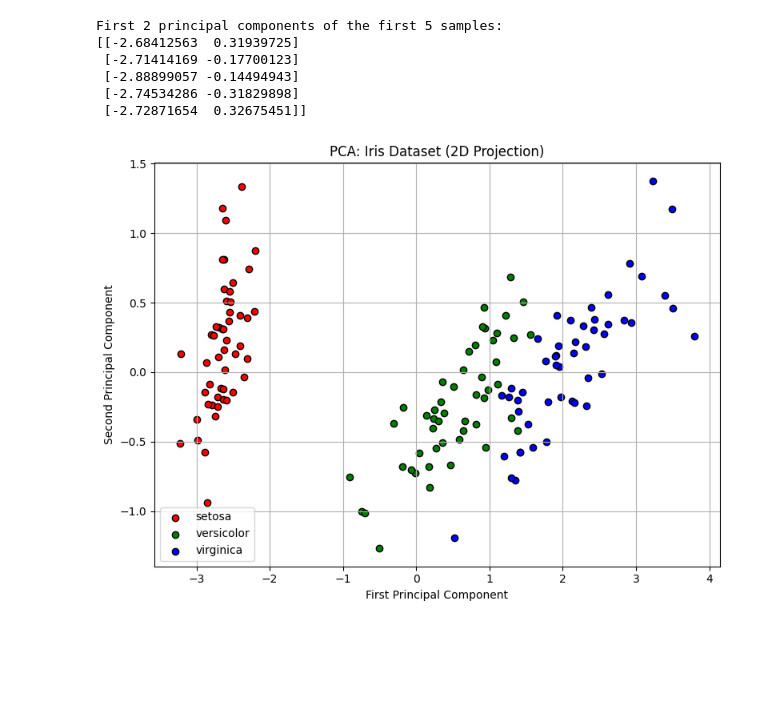
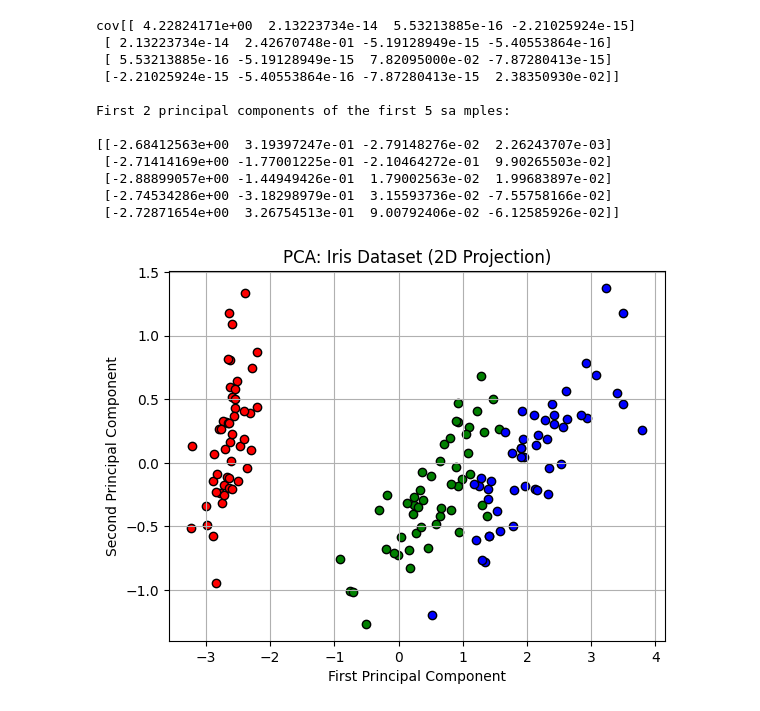
Before and after one commit to its9/ml, a Jupyter notebook: p2.ipynb, the cells around one changed output. Cells and saved outputs as stored; diff of their text form; code cells hidden in the pictures; blank space fills up the shorter version.

```diff
--- a/p2.ipynb
+++ b/p2.ipynb
@@ -3,44 +3,53 @@
 import numpy as np
 import matplotlib.pyplot as plt
 from sklearn.datasets import load_iris
 from sklearn.decomposition import PCA
 
 # Step 2: Load the Iris dataset
 iris = load_iris()
 X = iris.data            # Features: shape (150, 4)
-y = iris.target          # Labels: shape (150,)
+Y = iris.target          # Labels: shape (150,)
 
 # Step 3: Perform PCA to reduce from 4D to 2D
-pca = PCA(n_components=2)
+pca = PCA()
 X_pca = pca.fit_transform(X)
+
+
+cov=np.cov(X_pca.T)
+print(f"cov{cov}\n")
 
 # Step 4: Print the first 5 rows of the transformed data
 print("First 2 principal components of the first 5 samples:")
 print(X_pca[:5])
 
 # Step 5: Scatter plot
-plt.figure(figsize=(8, 6))
+# plt.figure(figsize=(8, 6))
 for target, color, label in zip([0, 1, 2], ['r', 'g', 'b'], iris.target_names):
     plt.scatter(
-        X_pca[y == target, 0],  # First PC
-        X_pca[y == target, 1],  # Second PC
+        X_pca[Y == target, 0],  # First PC
+        X_pca[Y == target, 1],  # Second PC
         color=color,
         label=label,
         edgecolor='k'
     )
 
 plt.xlabel("First Principal Component")
 plt.ylabel("Second Principal Component")
 plt.title("PCA: Iris Dataset (2D Projection)")
-plt.legend()
+# plt.legend()
 plt.grid(True)
-plt.tight_layout()
 plt.show()
 # %% [output]
-First 2 principal components of the first 5 samples:
-[[-2.68412563  0.31939725]
- [-2.71414169 -0.17700123]
- [-2.88899057 -0.14494943]
- [-2.74534286 -0.31829898]
- [-2.72871654  0.32675451]]
+cov[[ 4.22824171e+00  2.13223734e-14  5.53213885e-16 -2.21025924e-15]
+ [ 2.13223734e-14  2.42670748e-01 -5.19128949e-15 -5.40553864e-16]
+ [ 5.53213885e-16 -5.19128949e-15  7.82095000e-02 -7.87280413e-15]
+ [-2.21025924e-15 -5.40553864e-16 -7.87280413e-15  2.38350930e-02]]
+
+First 2 principal components of the first 5 sa mples:
+
+[[-2.68412563e+00  3.19397247e-01 -2.79148276e-02  2.26243707e-03]
+ [-2.71414169e+00 -1.77001225e-01 -2.10464272e-01  9.90265503e-02]
+ [-2.88899057e+00 -1.44949426e-01  1.79002563e-02  1.99683897e-02]
+ [-2.74534286e+00 -3.18298979e-01  3.15593736e-02 -7.55758166e-02]
+ [-2.72871654e+00  3.26754513e-01  9.00792406e-02 -6.12585926e-02]]
-[figure, old version]
+[figure, new version]
```
Also changed, not shown: parts of 2 cells of this notebook.
